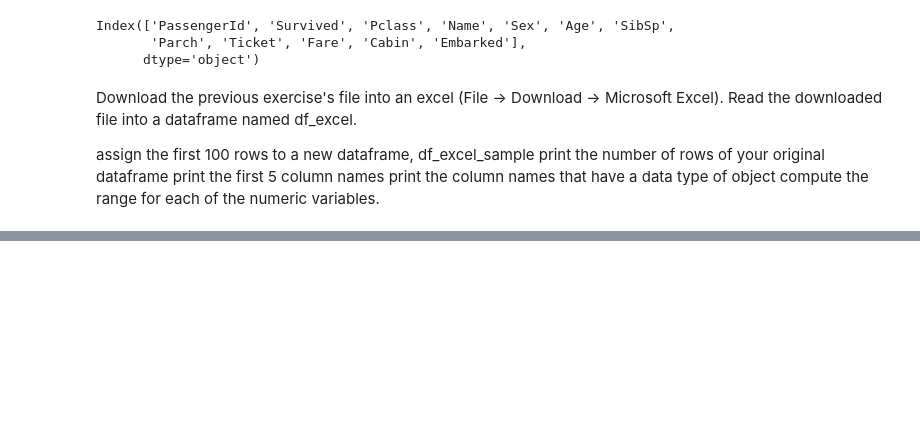
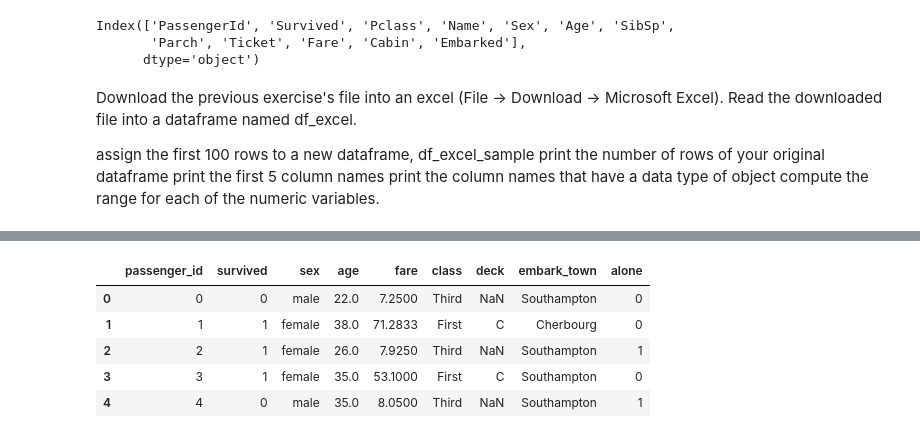
Before and after one commit to JoeyGideon/classification-exercises, a Jupyter notebook: classification_exercises.ipynb, the cells around one changed output, grey strips where cells are left out. Cells and saved outputs as stored; diff of their text form; code cells hidden in the pictures; blank space fills up the shorter version.

```diff
--- a/classification_exercises.ipynb
+++ b/classification_exercises.ipynb
@@ -192,0 +307,14 @@ df.head()
+# %%
+
+# Drop unnecessary columns from the DataFrame
+df_titanic = df_titanic.drop(columns=['embarked', 'pclass', 'sibsp', 'parch'])
+
+# Display the first 5 rows of the updated DataFrame
+df_titanic.head()
+# %% [output]
+|  | passenger_id | survived | sex | age | fare | class | deck | embark_town | alone |
+| 0 | 0 | 0 | male | 22.0 | 7.2500 | Third | NaN | Southampton | 0 |
+| 1 | 1 | 1 | female | 38.0 | 71.2833 | First | C | Cherbourg | 0 |
+| 2 | 2 | 1 | female | 26.0 | 7.9250 | Third | NaN | Southampton | 1 |
+| 3 | 3 | 1 | female | 35.0 | 53.1000 | First | C | Southampton | 0 |
+| 4 | 4 | 0 | male | 35.0 | 8.0500 | Third | NaN | Southampton | 1 |
```
Also changed, not shown: parts of 19 cells of this notebook.
